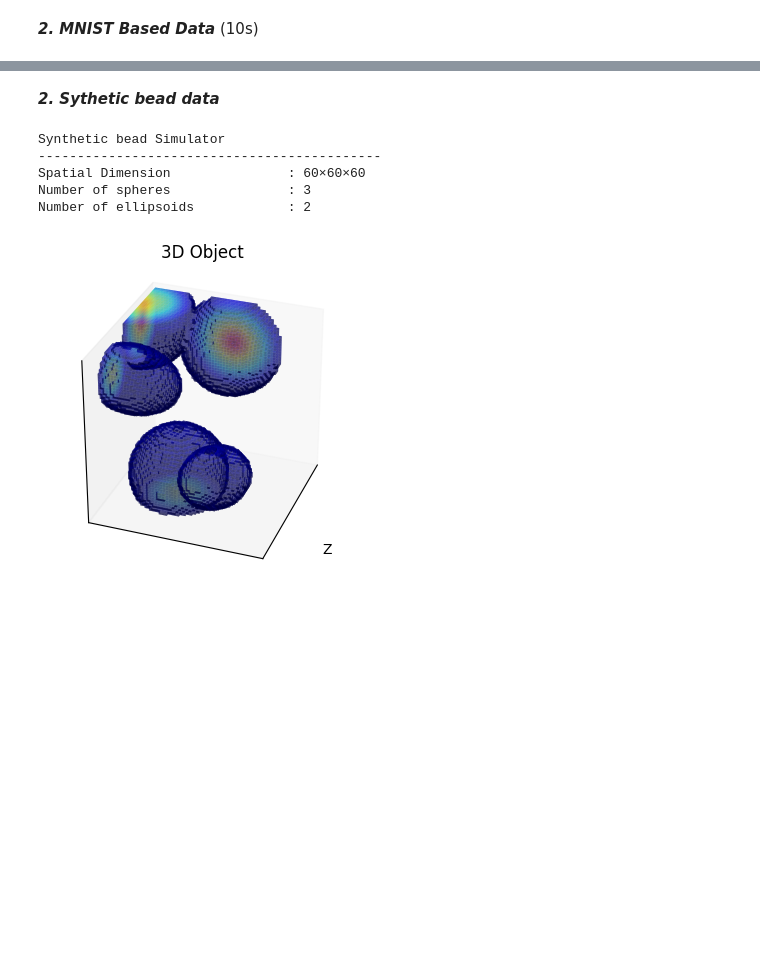
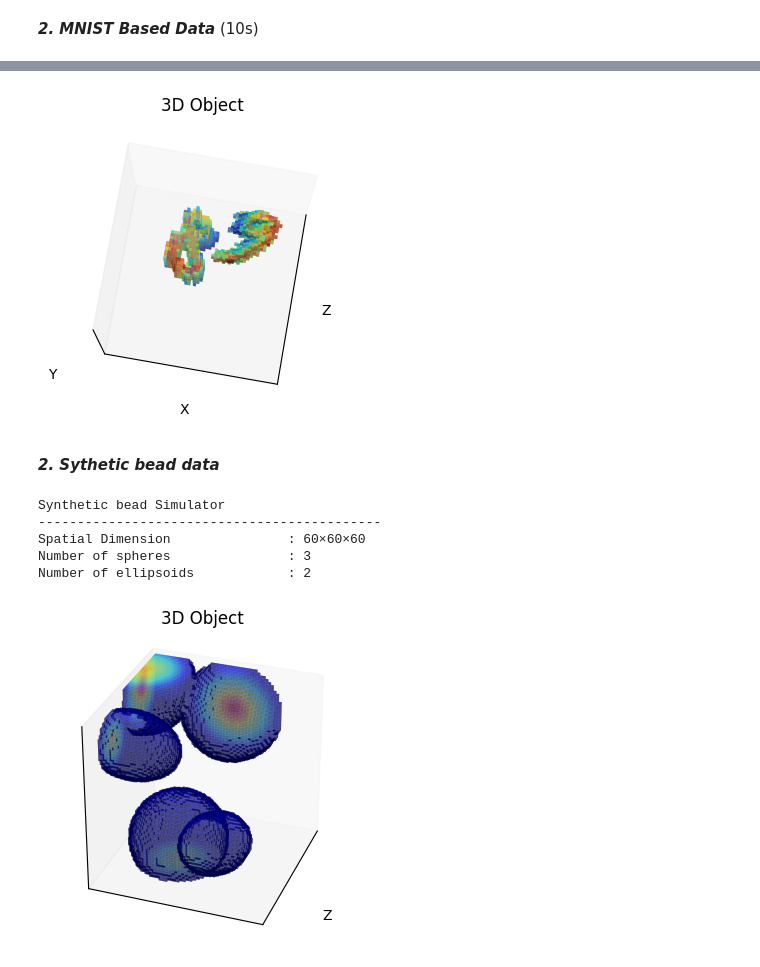
Before and after one commit to sanjith1999/FRIS, a Jupyter notebook: demo.ipynb, the cells around one changed output, grey strips where cells are left out. Cells and saved outputs as stored; diff of their text form; code cells hidden in the pictures; blank space fills up the shorter version.

```diff
--- a/demo.ipynb
+++ b/demo.ipynb
@@ -58,3 +60,7 @@ Original Intensity Weight       : 0.3
+# %%
+MS.visualize_object(azim_ang=10, ele_ang=80)
+# %% [output]
+[figure, added]
 # %% [markdown]
 ***2. Sythetic bead data***
 # %%
```
Also changed, not shown: parts of 4 cells of this notebook, 10 other files.
